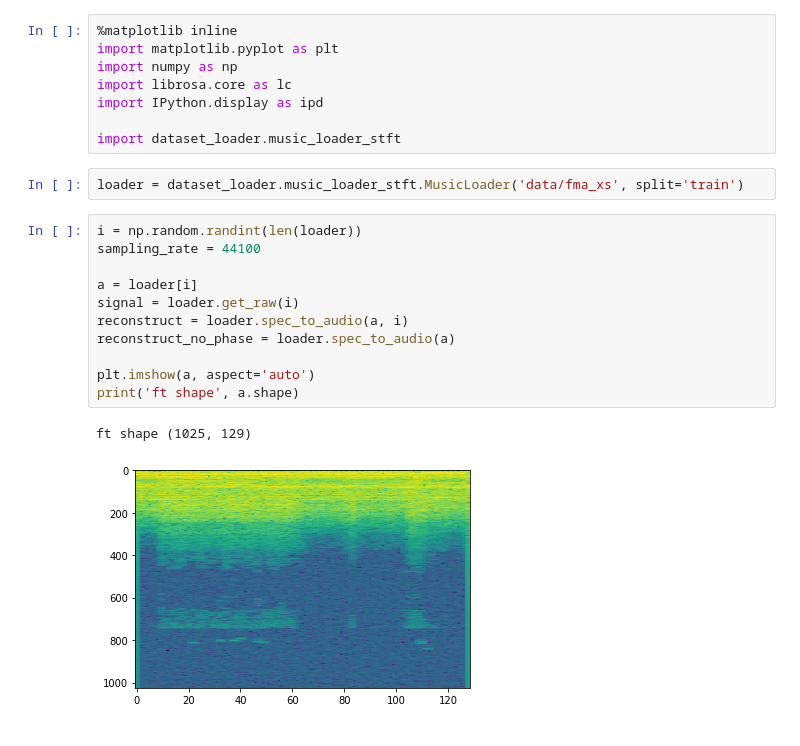
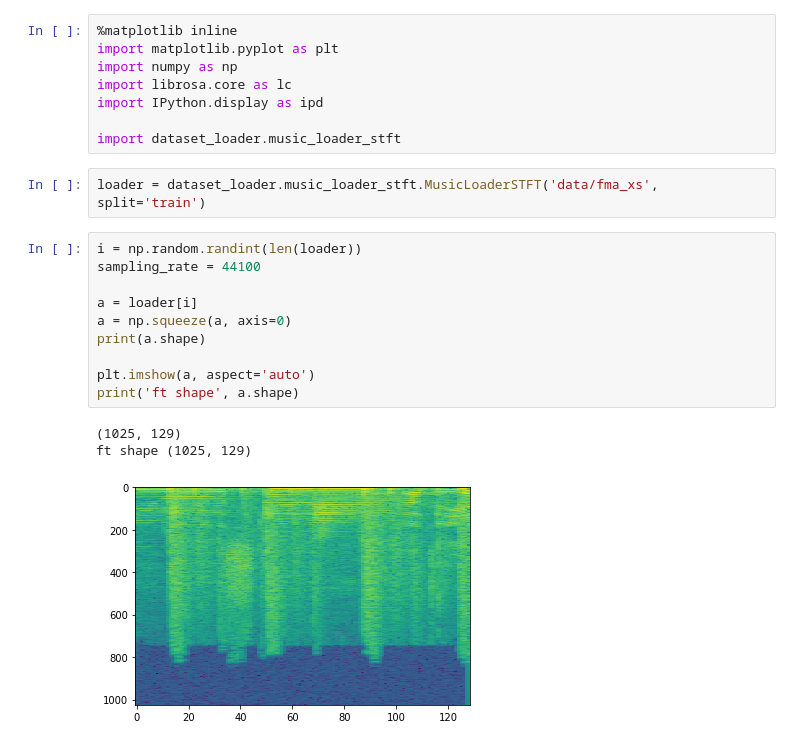
Before and after one commit to pgrady3/music-compression, a Jupyter notebook: autoencoder_freq.ipynb, the cells around one changed output. Drawn from its saved outputs; the diff is of its cells as text.

```diff
--- a/autoencoder_freq.ipynb
+++ b/autoencoder_freq.ipynb
@@ -7,21 +7,21 @@ import IPython.display as ipd
 
 import dataset_loader.music_loader_stft
 # %%
-loader = dataset_loader.music_loader_stft.MusicLoader('data/fma_xs', split='train')
+loader = dataset_loader.music_loader_stft.MusicLoaderSTFT('data/fma_xs', split='train')
 # %%
 i = np.random.randint(len(loader))
 sampling_rate = 44100
 
 a = loader[i]
-signal = loader.get_raw(i)
-reconstruct = loader.spec_to_audio(a, i)
-reconstruct_no_phase = loader.spec_to_audio(a)
+a = np.squeeze(a, axis=0)
+print(a.shape)
 
 plt.imshow(a, aspect='auto')
 print('ft shape', a.shape)
 # %% [output]
+(1025, 129)
 ft shape (1025, 129)
-[figure, old version]
+[figure, new version]
 # %%
 # Original audio
 
```
Also changed, not shown: parts of 6 cells of this notebook, 4 other files.
